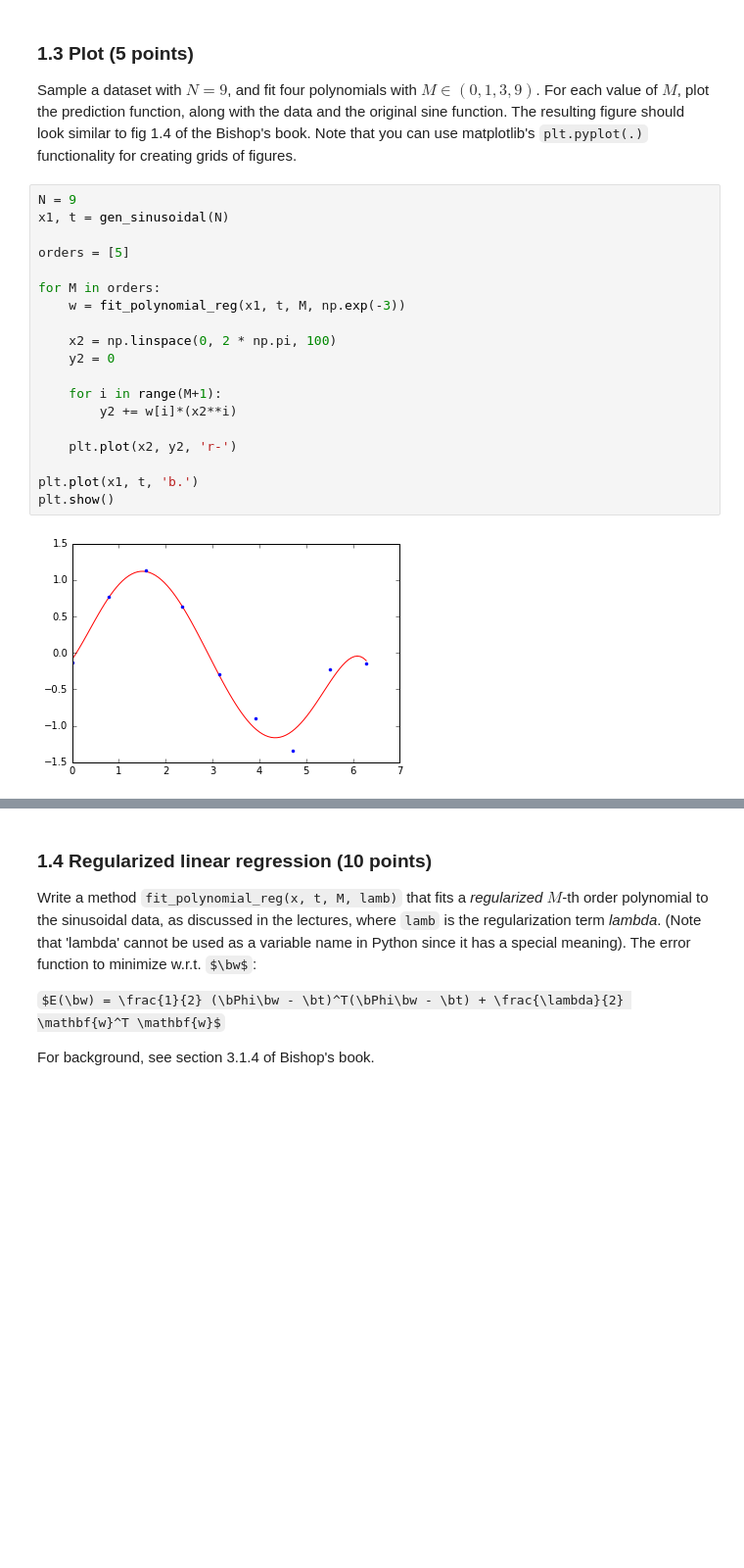
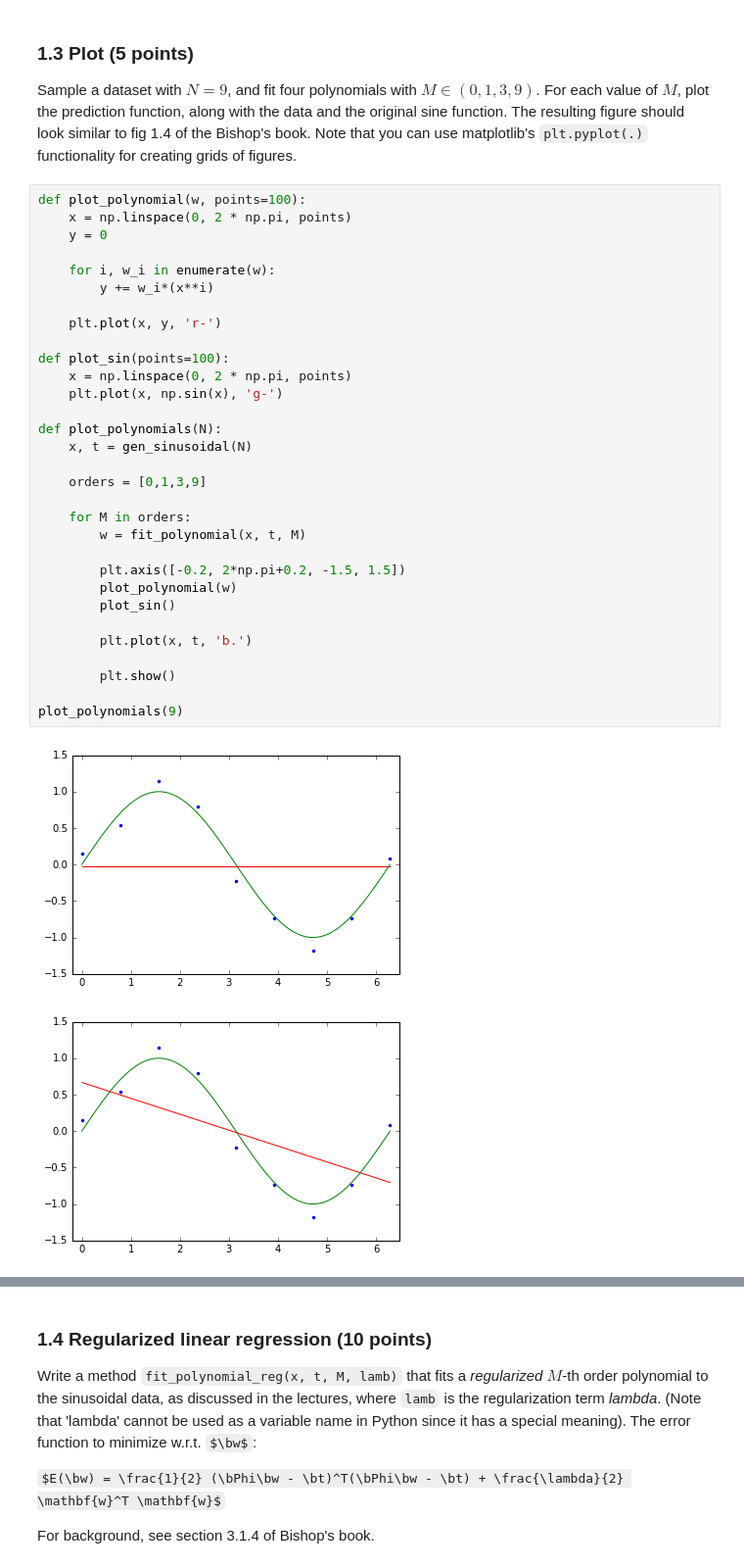
Before and after one commit to Braamling/ML1-2016, a Jupyter notebook: lab1_verkes_vandenakker.ipynb, the cells around one changed output, grey strips where cells are left out. Shown: that part at 98% size. Cells and saved outputs as stored; diff of their text form; some formulas as TeX source; blank space fills up the shorter version.

```diff
--- a/lab1_verkes_vandenakker.ipynb
+++ b/lab1_verkes_vandenakker.ipynb
@@ -83,24 +84,37 @@ def fit_polynomial(x, t, M):
 ### 1.3 Plot (5 points)
 Sample a dataset with $N=9$, and fit four polynomials with $M \in (0, 1, 3, 9)$.
 For each value of $M$, plot the prediction function, along with the data and the original sine function. The resulting figure should look similar to fig 1.4 of the Bishop's book. Note that you can use matplotlib's `plt.pyplot(.)` functionality for creating grids of figures.
-# %%
-N = 9
-x1, t = gen_sinusoidal(N)
-
-orders = [5]
-
-for M in orders:
-    w = fit_polynomial_reg(x1, t, M, np.exp(-3))
-
-    x2 = np.linspace(0, 2 * np.pi, 100)
-    y2 = 0
-
-    for i in range(M+1):
-        y2 += w[i]*(x2**i)
-
-    plt.plot(x2, y2, 'r-')
-
-plt.plot(x1, t, 'b.')
-plt.show()
-# %% [output]
-[figure, removed]
+# %%
+def plot_polynomial(w, points=100):
+    x = np.linspace(0, 2 * np.pi, points)
+    y = 0
+
+    for i, w_i in enumerate(w):
+        y += w_i*(x**i)
+
+    plt.plot(x, y, 'r-')
+
+def plot_sin(points=100):
+    x = np.linspace(0, 2 * np.pi, points)
+    plt.plot(x, np.sin(x), 'g-')
+
+def plot_polynomials(N):
+    x, t = gen_sinusoidal(N)
+
+    orders = [0,1,3,9]
+
+    for M in orders:
+        w = fit_polynomial(x, t, M)
+
+        plt.axis([-0.2, 2*np.pi+0.2, -1.5, 1.5])
+        plot_polynomial(w)
+        plot_sin()
+
+        plt.plot(x, t, 'b.')
+
+        plt.show()
+
+plot_polynomials(9)
+# %% [output]
+[figure, added]
+[figure, added]
```
Also changed, not shown: parts of 10 cells of this notebook.
